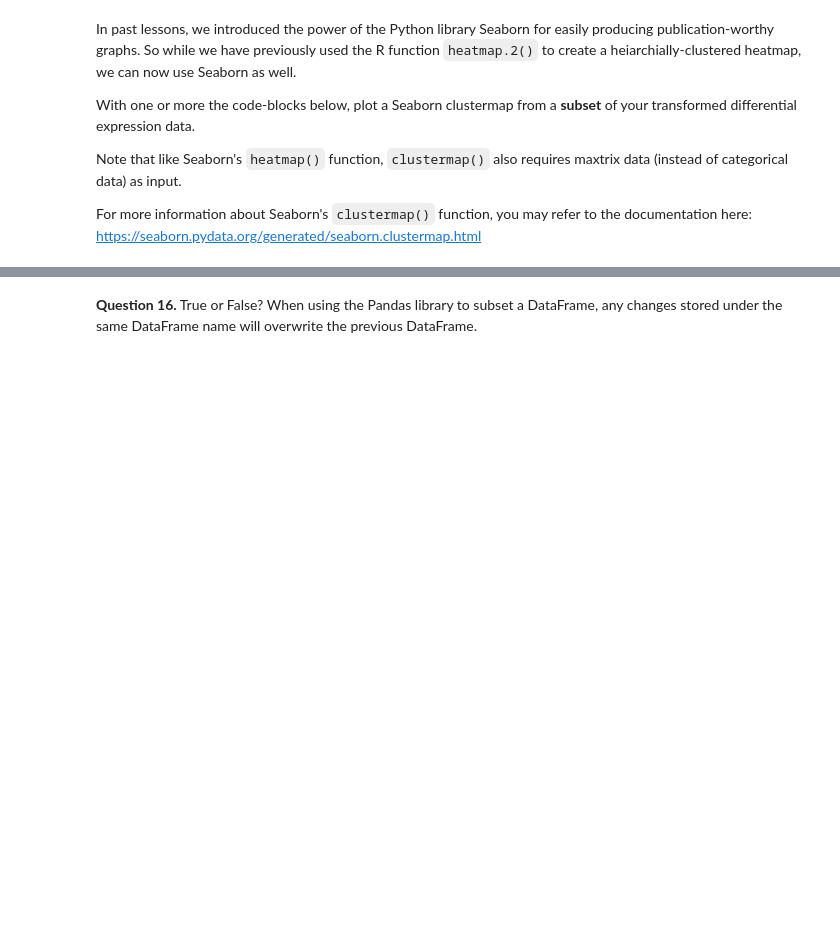
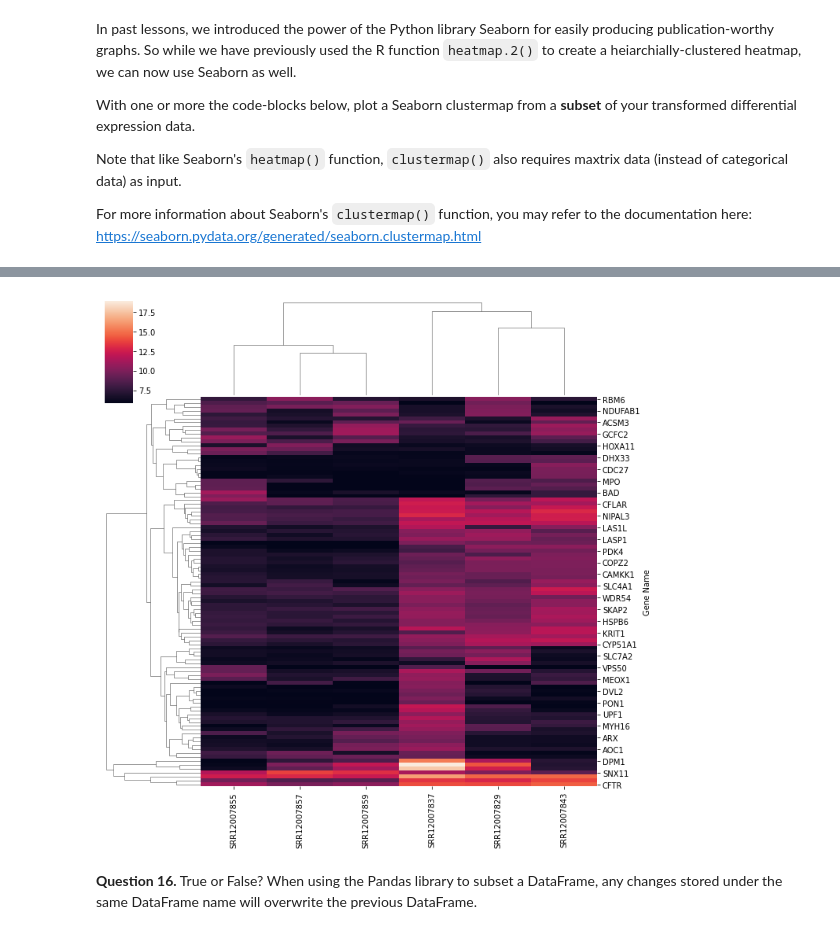
Before and after one commit to CynthiaFlaire/Bioinformatics-Course-2022_FinalProjectExample, a Jupyter notebook: notebook/USMFFinalProject_MyKey.ipynb, the cells around one changed output, grey strips where cells are left out. Drawn from its saved outputs; the diff is of its cells as text; code cells hidden in the pictures; blank space fills up the shorter version.

```diff
--- a/notebook/USMFFinalProject_Public.ipynb
+++ b/notebook/USMFFinalProject_MyKey.ipynb
@@ -285,3 +703,9 @@ Note that like Seaborn's `heatmap()` function, `clustermap()` also requires maxt
 
 For more information about Seaborn's `clustermap()` function, you may refer to the documentation here:
 https://seaborn.pydata.org/generated/seaborn.clustermap.html
+# %%
+import pandas as pd
+import seaborn as sns
+
+df = pd.read_csv('resultsTable.csv')
+df.head()
@@ -287,0 +719,4 @@ https://seaborn.pydata.org/generated/seaborn.clustermap.html
+# %%
+columnsOfInterest=['SRR12007829','SRR12007837','SRR12007843','SRR12007855','SRR12007857','SRR12007859','gene_name']
+df = df[columnsOfInterest]
+df.head()
@@ -287,0 +730,3 @@ https://seaborn.pydata.org/generated/seaborn.clustermap.html
+# %%
+dfTest = df.set_index('gene_name')
+dfTest
@@ -288,3 +765,13 @@ https://seaborn.pydata.org/generated/seaborn.clustermap.html
+# %%
+clustergrid = sns.clustermap(dfTest)
+axes = clustergrid.ax_heatmap
+axes.set_ylabel("Gene Name")
+clustergrid
+
+import matplotlib.pyplot as plt
+plt.savefig("clustermap.pdf", bbox_inches='tight')
+# %% [output]
+[figure, added]
 # %% [markdown]
 **Question 16.** True or False? When using the Pandas library to subset a DataFrame, any changes stored under the same DataFrame name will overwrite the previous DataFrame.
 # %% [markdown]
```
Also changed, not shown: parts of 77 cells of this notebook.
